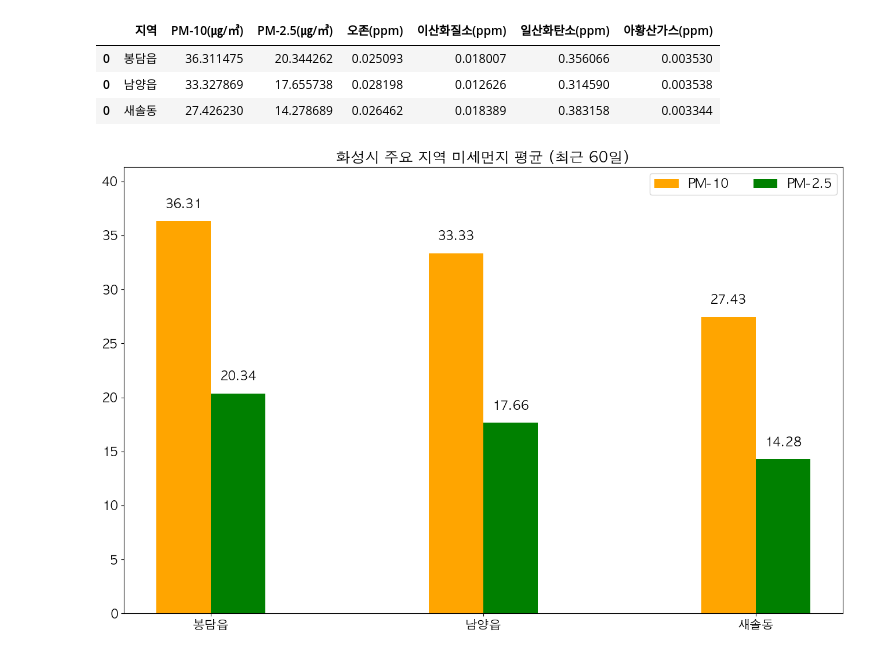
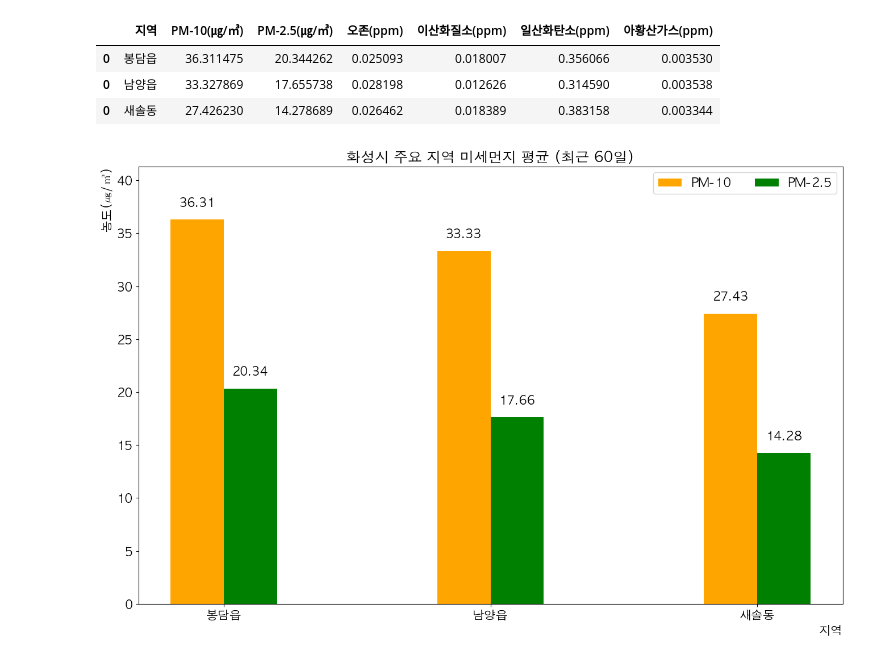
Before and after one commit to 23tae/python-tutorial, a Jupyter notebook: air_pollution_analysis.ipynb, the cells around one changed output. Saved outputs shown, nothing was run; the diff lists cells and outputs as text; code cells hidden in the pictures.

```diff
--- a/air_pollution_analysis.ipynb
+++ b/air_pollution_analysis.ipynb
@@ -109,21 +109,23 @@ index = np.arange(n)
 # %%
 w = 0.2
 plt.figure(figsize=(16, 10))
 plt.bar(index - w/2, average_df['PM-10(㎍/㎥)'], width=w, label='PM-10', color='orange')
 plt.bar(index + w/2, average_df['PM-2.5(㎍/㎥)'], width=w, label='PM-2.5', color='green')
 
 for i, value in enumerate(average_df['PM-10(㎍/㎥)']):
     plt.text(i - w/2, value + 1, f'{value:.2f}', ha='center', va='bottom')
 
 for i, value in enumerate(average_df['PM-2.5(㎍/㎥)']):
     plt.text(i + w/2, value + 1, f'{value:.2f}', ha='center', va='bottom')
 
 plt.legend(ncol=2)
 plt.xticks(index, average_df['지역'])
+plt.xlabel('지역', loc='right')
+plt.ylabel('농도(㎍/㎥)', loc='top')
 plt.title('화성시 주요 지역 미세먼지 평균 (최근 60일)')
 
 plt.ylim(0, max(average_df[['PM-10(㎍/㎥)', 'PM-2.5(㎍/㎥)']].values.max() + 5, 20))
-
+plt.savefig('./result/hwaseong_nearby_cities_fine_dust.png')
 plt.show()
 # %% [output]
-[figure, old version]
+[figure, new version]
```
Also changed, not shown: 1 other file.
